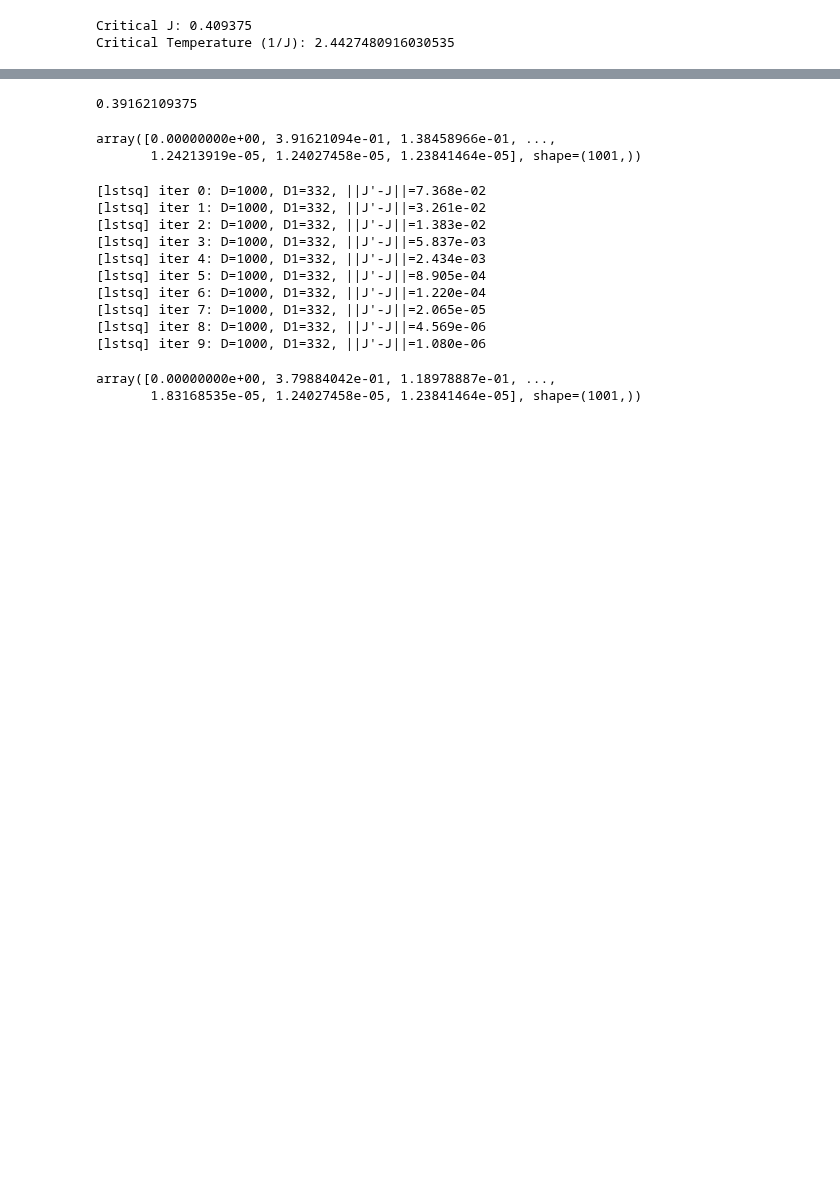
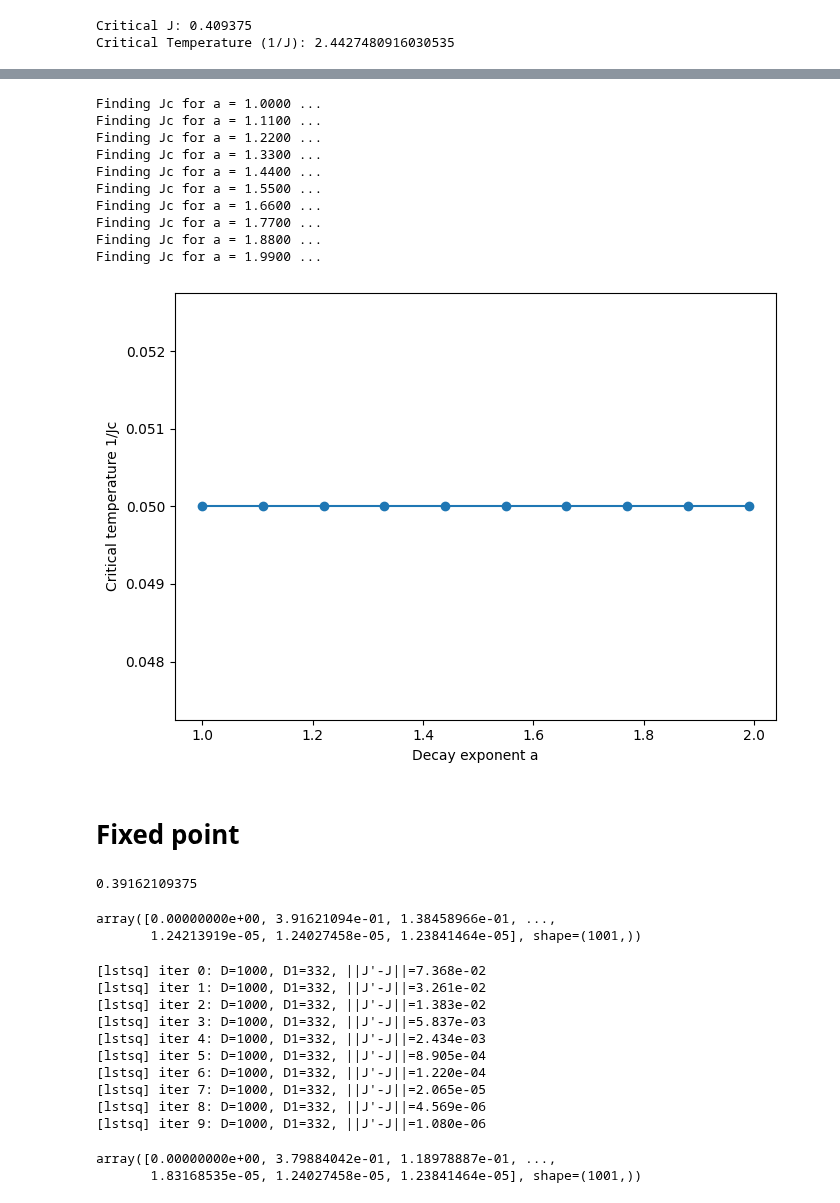
Before and after one commit to erbilcanartun/long-range-ising-chain, a Jupyter notebook: notebooks/new_foundation.ipynb, the cells around one changed output, grey strips where cells are left out. Cells and saved outputs as stored; diff of their text form; code cells hidden in the pictures; blank space fills up the shorter version.

```diff
--- a/notebooks/new_foundation.ipynb
+++ b/notebooks/new_foundation.ipynb
@@ -452,3 +66,43 @@ a_vals, Jc_vals = compute_and_plot_critical_line(
+# %%
+a_min=1
+a_max=1.99
+
+Jlow=0.1
+Jhigh=20.0
+tol=1e-6
+
+a_vals = np.linspace(a_min, a_max, 10)
+Jc_vals = np.zeros_like(a_vals)
+
+for i, a in enumerate(a_vals):
+    print(f"Finding Jc for a = {a:.4f} ...")
+    Jc_vals[i] = find_Jc(a, tol=tol, Jlow=Jlow, Jhigh=Jhigh, max_steps=6)
+    print(f"Findi Jc for a = {a:.4f} ...")
+
+# Plot a vs 1/Jc
+Tc_vals = 1.0 / Jc_vals
+
+plt.figure(figsize=(7,5))
+plt.plot(a_vals, Tc_vals, marker='o')
+plt.xlabel("Decay exponent a")
+plt.ylabel("Critical temperature 1/Jc")
+plt.grid(False)
+plt.tight_layout()
+plt.show()
+# %% [output]
+Finding Jc for a = 1.0000 ...
+Finding Jc for a = 1.1100 ...
+Finding Jc for a = 1.2200 ...
+Finding Jc for a = 1.3300 ...
+Finding Jc for a = 1.4400 ...
+Finding Jc for a = 1.5500 ...
+Finding Jc for a = 1.6600 ...
+Finding Jc for a = 1.7700 ...
+Finding Jc for a = 1.8800 ...
+Finding Jc for a = 1.9900 ...
+[figure, added]
+# %% [markdown]
+# Fixed point
 # %%
 Jc = find_critical_J(a=1.5, J_low=0.001,
     J_high=100.0,
```
Also changed, not shown: parts of 20 cells of this notebook, 3 other files.
